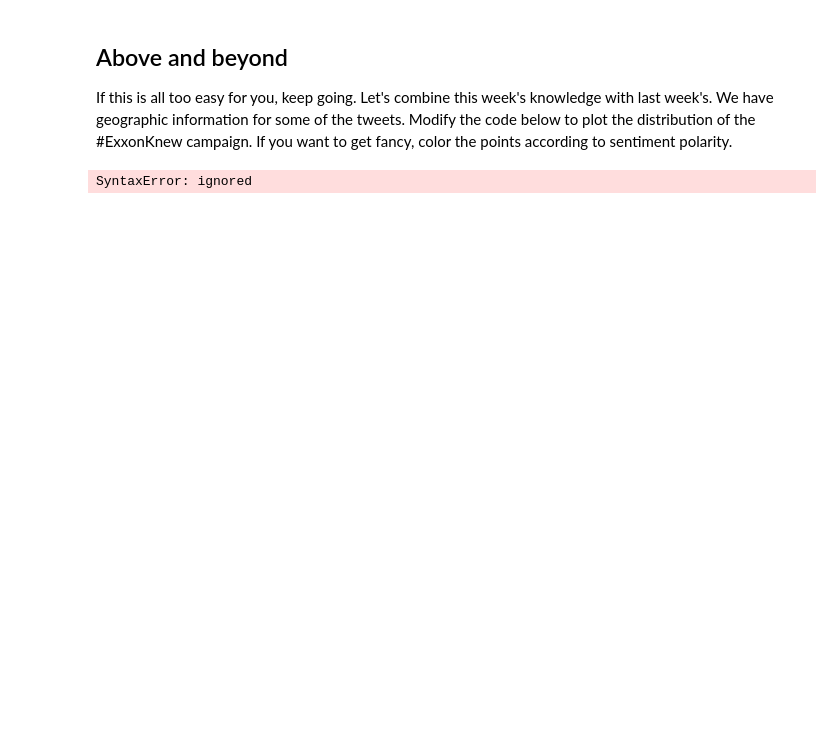
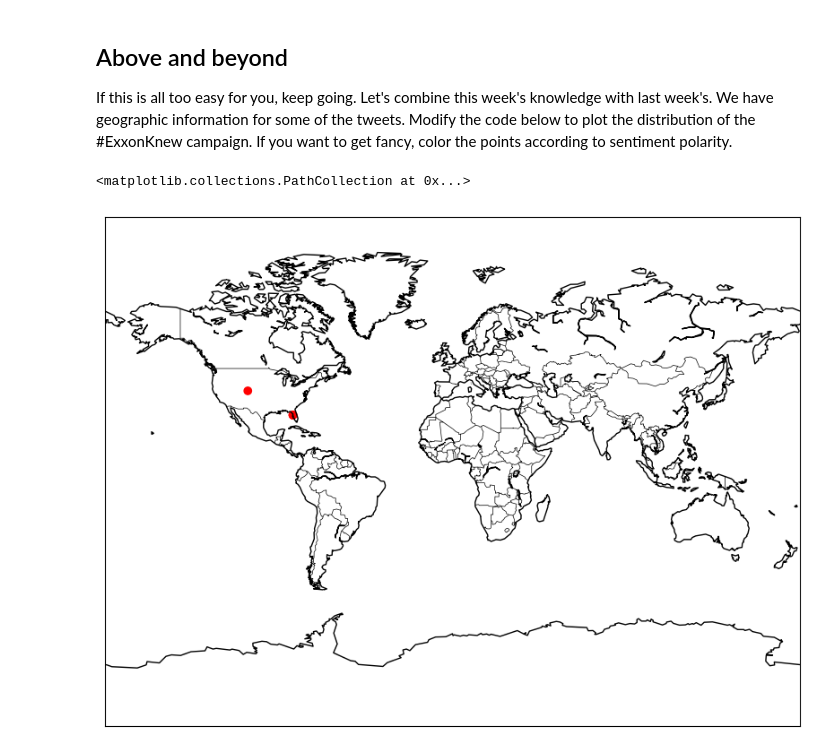
Before and after one commit to jaoshang/QM2, a Jupyter notebook: notebooks/W04. Natural Language Processing.ipynb, the cells around one changed output. Cells and saved outputs as stored; diff of their text form; code cells hidden in the pictures; blank space fills up the shorter version.

```diff
--- a/notebooks/W04. Natural Language Processing.ipynb
+++ b/notebooks/W04. Natural Language Processing.ipynb
@@ -690,3 +720,9 @@ See the caveats in the documentation: https://pandas.pydata.org/pandas-docs/stab
 | 998 | RT @Exxon_Knew: Stop saying #Till... | 2016-12-24T16:10:47.000Z | 308750887 | en | NaN | NaN | -0.15 | 0.80 |
 | 999 | RT @Exxon_Knew: Stop saying #Till... | 2016-12-24T16:04:27.000Z | 311615942 | en | NaN | NaN | -0.15 | 0.80 |
 1000 rows × 8 columns
+# %%
+sample = sample[sample['subjectivity'] >= 0.5]
+# %%
+sample=sample.sort_values(['polarity'],ascending=True)
+sample=sample.reset_index()
+sample
@@ -697,17 +783,21 @@ If this is all too easy for you, keep going. Let's combine this week's knowledge
+# %%
+colours = [[-1,'Red'],[-0.5,'Orange'],[0,'Yellow'],[0.5,'Green']]
+colours= pd.DataFrame(colours, columns=['colour', 'polarity'])
+sentiment_colours=matplotlib.colors.LinearSegmentedColormap.from_list(colours['colour'],colours['polarity'])
 # %%
-import matplotlib.pyplot as plt
-from mpl_toolkits.basemap import Basemap
-
 map = Basemap(projection='mill')
 
-map.drawcountries()
-map.drawcoastlines()
+map.drawcountries(color='black')
+map.drawcoastlines(color='black')
 
 map.scatter(
-      x=,
-      y=,
+      sample['latitude'],
+      sample['longitude'],
       latlon=True,
+      c=sample['polarity'],
+      cmap=sentiment_colours,
       vmin=0,
       vmax=300)
 # %% [output]
-SyntaxError: ignored
+<matplotlib.collections.PathCollection at 0x...>
+[figure, added]
```
Also changed, not shown: parts of 12 cells of this notebook.
